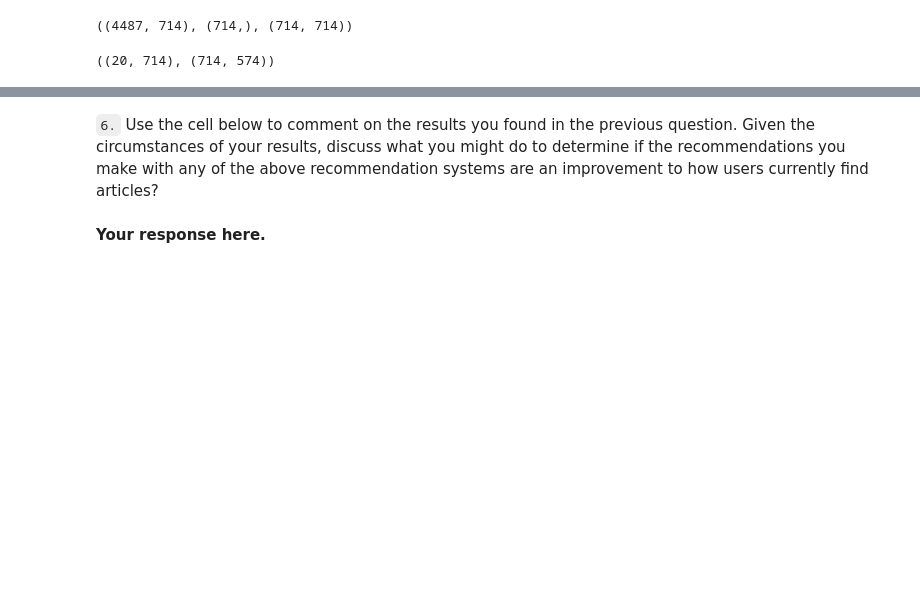
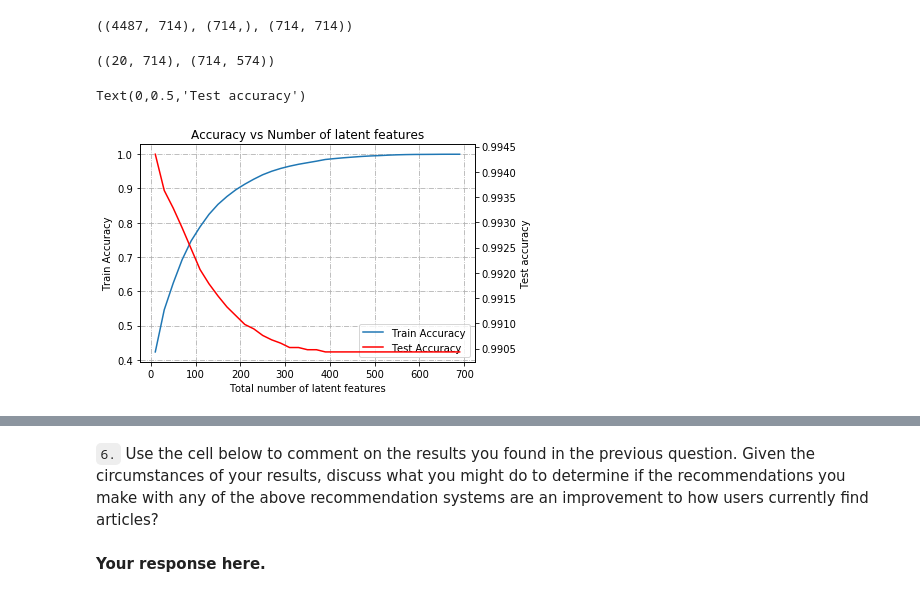
Before and after one commit to anishreddy3/Udacity_Recommendations_IBM, a Jupyter notebook: Recommendations_with_IBM.ipynb, the cells around one changed output, grey strips where cells are left out. Saved outputs shown, nothing was run; the diff lists cells and outputs as text; code cells hidden in the pictures; blank space fills up the shorter version.

```diff
--- a/Recommendations_with_IBM.ipynb
+++ b/Recommendations_with_IBM.ipynb
@@ -795,0 +790,48 @@ f1_test = []
+# %%
+num_latent_features = np.arange(10, 700+10, 20)
+
+sum_errors_train = []
+sum_errors_test = []
+
+f1_score_train = []
+f1_score_test = []
+
+for l in num_latent_features:
+    # restructure with k latent features
+    s_train_new, u_train_new, vt_train_new = np.diag(s_train[:l]), u_train[:, :l], vt_train[:l, :]
+    u_test_new, vt_test_new = u_test[:, :l], vt_test[:l, :]
+
+    # take dot product
+    user_item_train_pred = np.around(np.dot(np.dot(u_train_new, s_train_new), vt_train_new))
+    user_item_test_pred = np.around(np.dot(np.dot(u_test_new, s_train_new), vt_test_new))
+
+    # compute difference of actual value to prediction
+    diffs_train = np.subtract(user_item_train, user_item_train_pred)
+    diffs_test = np.subtract(user_item_test_can_predict, user_item_test_pred)
+
+    # find total errors and track them
+    sum_errors_train.append(np.sum(np.sum(np.abs(diffs_train))))
+    sum_errors_test.append(np.sum(np.sum(np.abs(diffs_test))))
+
+    # compute f1 score for each prediction to actual value
+    f1_score_train.append(f1_score(np.array(user_item_train).flatten(), user_item_train_pred.flatten(), labels = [1.0], average = 'macro'))
+    f1_score_test.append(f1_score(np.array(user_item_test_can_predict).flatten(), user_item_test_pred.flatten(), labels = [1.0], average = 'macro'))
+# %%
+fig, axis1 = plt.subplots()
+axis2 = axis1.twinx()
+
+axis1.plot(num_latent_features, 1 - np.array(sum_errors_train)/df.shape[0], label = 'Train Accuracy')
+axis2.plot(num_latent_features, 1 - np.array(sum_errors_test)/df.shape[0], color = 'red', label = 'Test Accuracy')
+
+handler1, label1 = axis1.get_legend_handles_labels()
+handler2, label2 = axis2.get_legend_handles_labels()
+
+axis1.legend(handler1 + handler2, label1 + label2)
+axis1.set_title('Accuracy vs Number of latent features')
+axis1.grid(linestyle = '-.')
+axis1.set_xlabel('Total number of latent features')
+axis1.set_ylabel('Train Accuracy')
+axis2.set_ylabel('Test accuracy')
+# %% [output]
+Text(0,0.5,'Test accuracy')
+[figure, added]
```
Also changed, not shown: parts of 15 cells of this notebook, 5 other files.
